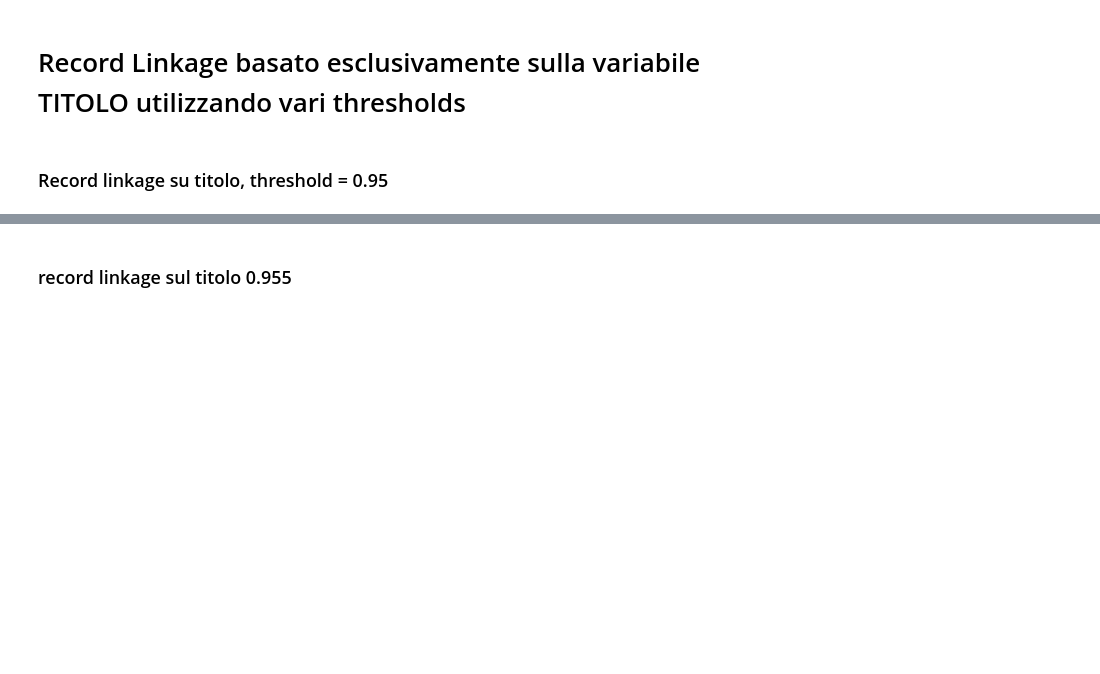
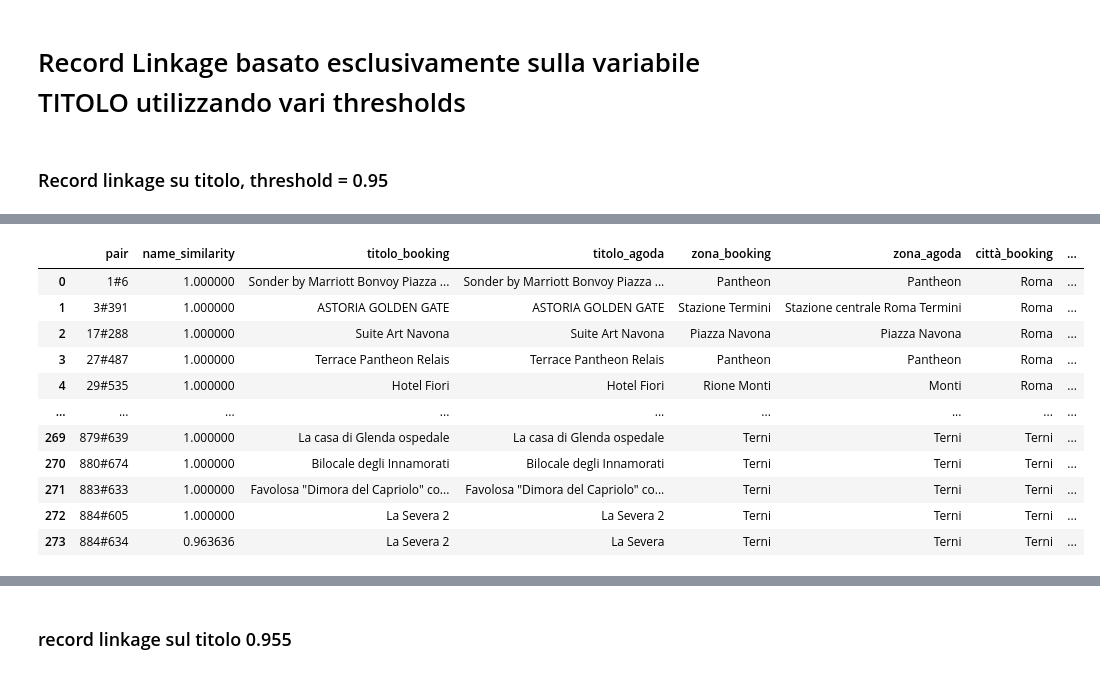
Before and after one commit to mattiamanna2203/RecordLinkage, a Jupyter notebook: RecordLinkage.ipynb, the cells around one changed output, grey strips where cells are left out. Drawn from its saved outputs; the diff is of its cells as text; code cells hidden in the pictures; blank space fills up the shorter version.

```diff
--- a/RecordLinkage.ipynb
+++ b/RecordLinkage.ipynb
@@ -68,0 +79,79 @@ Fallback: soglia fissa > 0.95
+# %%
+# STEP 1
+# Creare un oggetto di tipo Index e  definire una strategia di "blocking" basata sul valore della colonna 'first_letter'.
+indexer = recordlinkage.Index() # Creare index
+indexer.block('first_letter') # Definire il blocking sulla prima colonna
+
+# STEP 2
+#  Generare i candidate pairs (coppie da confrontare) tra due dataset (copia_booking e copia_agoda),
+# secondo le regole di blocking definite prima con indexer.block() (step 1).
+candidate_links = indexer.index(copia_booking, copia_agoda) # Trovare le coppie da confrontare
+print(f"Coppie candidate: {len(candidate_links)}")        # Mostrare a schermo il numero di coppie candidate
+
+# STEP 3
+# Configurare il confronto tra due colonne di testo, usando il metodo di similarità Jaro-Winkler.
+# Il metodo Jaro-Winkler è particolarmente efficace per confrontare stringhe brevi e con piccole variazioni o errori di battitura (es. "Hotel Roma" vs "Hotel Roma Center").
+compare = recordlinkage.Compare()
+compare.string('titolo_booking',         # variabile 1 da confrontare
+               'titolo_agoda',           # variabile 2 da confrontare
+               method='jarowinkler',    # Metodo per il confronto
+               label='name_similarity'  # Nome della variabile risultante contenente la simililarità, compresa tra 0 e 1 (0 stringhe completamente diverse, 1 stringhe identiche)
+               )
+
+# STEP 4
+# Eseguire effettivamente il confronto tra le coppie di record (i candidate links) generate in precedenza (STEP 2).
+# Usa le regole di similarità definite con compare
+features = compare.compute(candidate_links, copia_booking, copia_agoda) # Restituisce un pandas dataframe con la similarity per ogni coppia
+#print(features['name_similarity'].describe()) # Overview sulle similarities calcolate.
+
+# STEP 5
+# Trovare i match. Le coppie con un valore di similarità superiore a una soglia stabilita sono considerate match.
+# Il metodo fellegi sunter non può essere usato su una sola variabile quindi si fa direttamente la selezione tramite soglia.
+match = features[features['name_similarity'] > soglia] # Estrazione coppie match
+
+
+# STEP 6
+# Ordinare il dataset dei risultati. Aggiungere ai match le informazioni di agoda e booking
+
+match.reset_index(inplace=True) # Fare il reset degli indici. In questo modo si avranno come variabili gli indici delle location.
+                                 # Avere gli indici come variabili faciliterà poi  le prossime operazioni.
+match = match.rename(columns={'level_0': 'index_booking', 'level_1': 'index_agoda'}) # Rinominare le variabili indice
+
+match['pair'] = match['index_booking'].astype(str) + '#' + match['index_agoda'].astype(str)
+
+# Lista delle variabili da inserire nel dataset finale dei match.
+# Evito di inserie numero di notti e persone perchè è lo stesso per entrambi i dataset. E quindi si prende direttamente dall'ultimo dataset
+variabili_comuni = ["titolo", "zona","città","distanza_centro","prezzo",
+                    'recensione_voto_numerico', 'recensione_voto_parola', 'numero_recensioni']
+
+# Unire il dataframe dei match con il dataframe booking. Prendere solo le informazioni delle accomodation in comune.
+match = pd.merge(match, # Dataframe left
+                 booking[variabili_comuni], # Dataframe right
+                 left_on="index_booking", # Il dataframe left (match) ha come indice per il merge la variabile 'index_booking'
+                 right_index=True # Il dataframe right (booking) ha come indice per il merge l'index.
+                 )
+
+variabili_comuni.extend(['numero_notti', 'numero_persone', 'inizio_permanenza', 'fine_permanenza']) # Ora posso aggiungere le variabili comuni.
+match =  pd.merge(match, # Dataframe left
+                 agoda[variabili_comuni], # Dataframe right
+                 left_on="index_agoda", # Il dataframe left (match) ha come indice per il merge la variabile 'index_booking'
+                 right_index=True, # Il dataframe right (booking) ha come indice per il merge l'index.
+                 suffixes=("_booking","_agoda") # Le variabili che avranno nome uguali in left e right avranno suffisso 'booking' in left e suffisso 'agoda' in right
+                 )
+
+
+# Ordinare le colonne per una visualizzazione dei dati migliore.
+match = match[[ 'pair','name_similarity',
+               'titolo_booking', 'titolo_agoda',
+               'zona_booking','zona_agoda',
+               'città_booking', 'città_agoda',
+               'prezzo_booking', 'prezzo_agoda',
+               'index_booking', 'index_agoda',
+               'distanza_centro_booking', 'distanza_centro_agoda',
+               'recensione_voto_numerico_booking', 'recensione_voto_numerico_agoda',
+               'recensione_voto_parola_booking',    'recensione_voto_parola_agoda',
+               'numero_recensioni_booking','numero_recensioni_agoda',
+               'numero_notti', 'numero_persone', 'inizio_permanenza', 'fine_permanenza',
+            ]]
+match
+# %% [output]
@@ -68,0 +159,12 @@ Fallback: soglia fissa > 0.95
+|  | pair | name_similarity | titolo_booking | titolo_agoda | zona_booking | zona_agoda | città_booking | ... |
+| 0 | 1#6 | 1.000000 | Sonder by Marriott Bonvoy Piazza ... | Sonder by Marriott Bonvoy Piazza ... | Pantheon | Pantheon | Roma | ... |
+| 1 | 3#391 | 1.000000 | ASTORIA GOLDEN GATE | ASTORIA GOLDEN GATE | Stazione Termini | Stazione centrale Roma Termini | Roma | ... |
+| 2 | 17#288 | 1.000000 | Suite Art Navona | Suite Art Navona | Piazza Navona | Piazza Navona | Roma | ... |
+| 3 | 27#487 | 1.000000 | Terrace Pantheon Relais | Terrace Pantheon Relais | Pantheon | Pantheon | Roma | ... |
+| 4 | 29#535 | 1.000000 | Hotel Fiori | Hotel Fiori | Rione Monti | Monti | Roma | ... |
+| ... | ... | ... | ... | ... | ... | ... | ... | ... |
+| 269 | 879#639 | 1.000000 | La casa di Glenda ospedale | La casa di Glenda ospedale | Terni | Terni | Terni | ... |
+| 270 | 880#674 | 1.000000 | Bilocale degli Innamorati | Bilocale degli Innamorati | Terni | Terni | Terni | ... |
+| 271 | 883#633 | 1.000000 | Favolosa "Dimora del Capriolo" co... | Favolosa "Dimora del Capriolo" co... | Terni | Terni | Terni | ... |
+| 272 | 884#605 | 1.000000 | La Severa 2 | La Severa 2 | Terni | Terni | Terni | ... |
+| 273 | 884#634 | 0.963636 | La Severa 2 | La Severa | Terni | Terni | Terni | ... |
```
Also changed, not shown: parts of 15 cells of this notebook, 8 other files.
